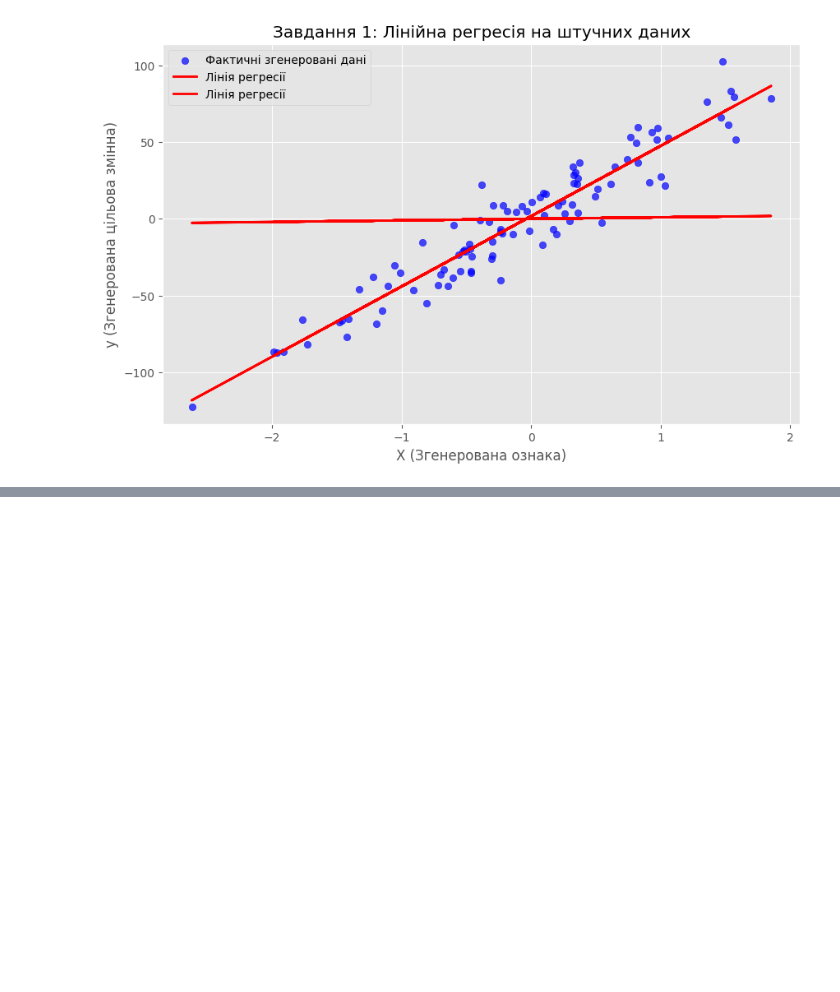
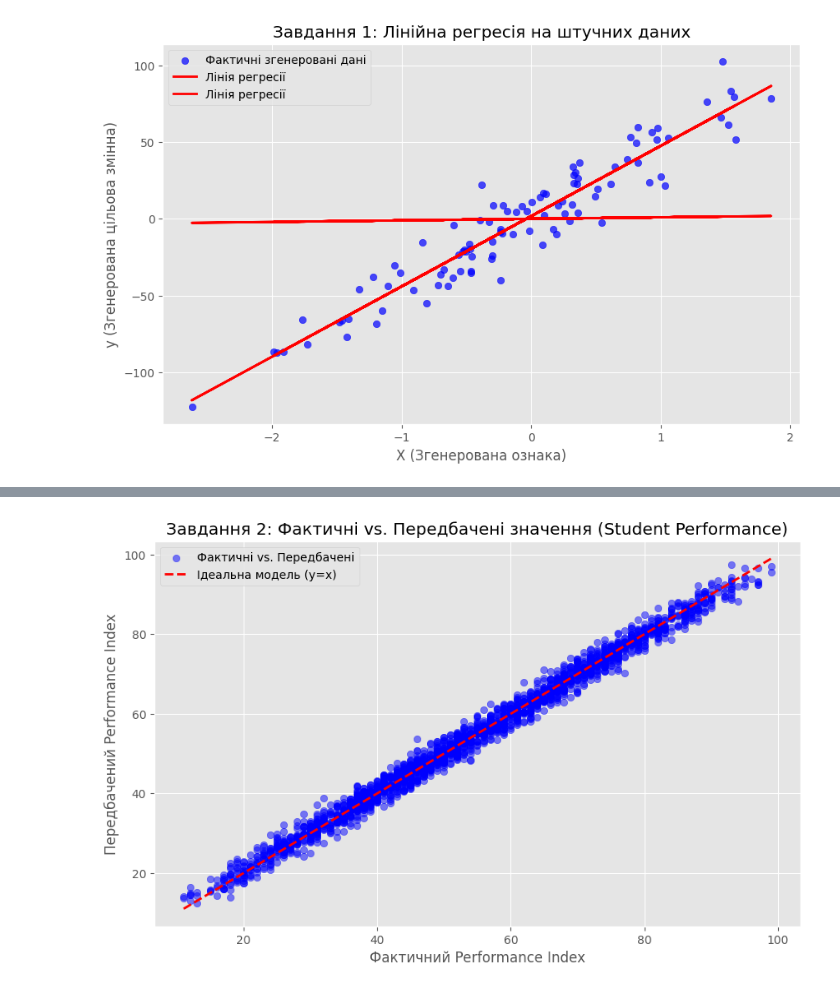
Before and after one commit to Saytoris/Data-Science-Labs, a Jupyter notebook: Lab_3/Lab3.ipynb, the cells around one changed output, grey strips where cells are left out. Saved outputs shown, nothing was run; the diff lists cells and outputs as text; code cells hidden in the pictures; blank space fills up the shorter version.

```diff
--- a/Lab_3/Lab3.ipynb
+++ b/Lab_3/Lab3.ipynb
@@ -152,0 +173,26 @@ if not df_kaggle.empty:
+# %%
+# --- Завдання 2: Моделювання на реальних даних ---
+
+# 1. Створення і навчання моделі (на навчальних даних)
+model_kaggle = LinearRegression()
+model_kaggle.fit(X_train, y_train) #
+
+# 2. Передбачення значень (для тестових даних)
+y_kaggle_pred = model_kaggle.predict(X_test) #
+
+# 3. Оцінка моделі (порівнюємо y_test з y_kaggle_pred)
+mse_kaggle = mean_squared_error(y_test, y_kaggle_pred)
+mae_kaggle = mean_absolute_error(y_test, y_kaggle_pred)
+r2_kaggle = r2_score(y_test, y_kaggle_pred) #
+
+print("\n--- Результати Завдання 2 (Student_Performance.csv) ---")
+print(f"Середньоквадратична похибка (MSE): {mse_kaggle:.2f}")
+print(f"Середня абсолютна похибка (MAE): {mae_kaggle:.2f}")
+print(f"Коефіцієнт детермінації (R^2): {r2_kaggle:.2f}")
+
+# --- Аналіз Коефіцієнтів Моделі ---
+# Це показує "важливість" кожної ознаки для моделі
+print("\nКоефіцієнти моделі (вплив кожної ознаки):")
+# Створюємо DataFrame для зручного перегляду коефіцієнтів
+coef_df = pd.DataFrame(model_kaggle.coef_, index=features, columns=['Coefficient'])
+print(coef_df)
@@ -152,0 +212,13 @@ if not df_kaggle.empty:
+# %%
+# --- Завдання 2: Візуалізація ---
+plt.figure(figsize=(10, 6))
+plt.scatter(y_test, y_kaggle_pred, color='blue', alpha=0.5, label='Фактичні vs. Передбачені')
+# Додаємо ідеальну лінію (y=x) для порівняння
+plt.plot([y_test.min(), y_test.max()], [y_test.min(), y_test.max()], 'r--', lw=2, label='Ідеальна модель (y=x)')
+plt.xlabel('Фактичний Performance Index')
+plt.ylabel('Передбачений Performance Index')
+plt.title("Завдання 2: Фактичні vs. Передбачені значення (Student Performance)")
+plt.legend()
+plt.show()
+# %% [output]
+[figure, added]
```
Also changed, not shown: parts of 6 cells of this notebook, 1 other file.
